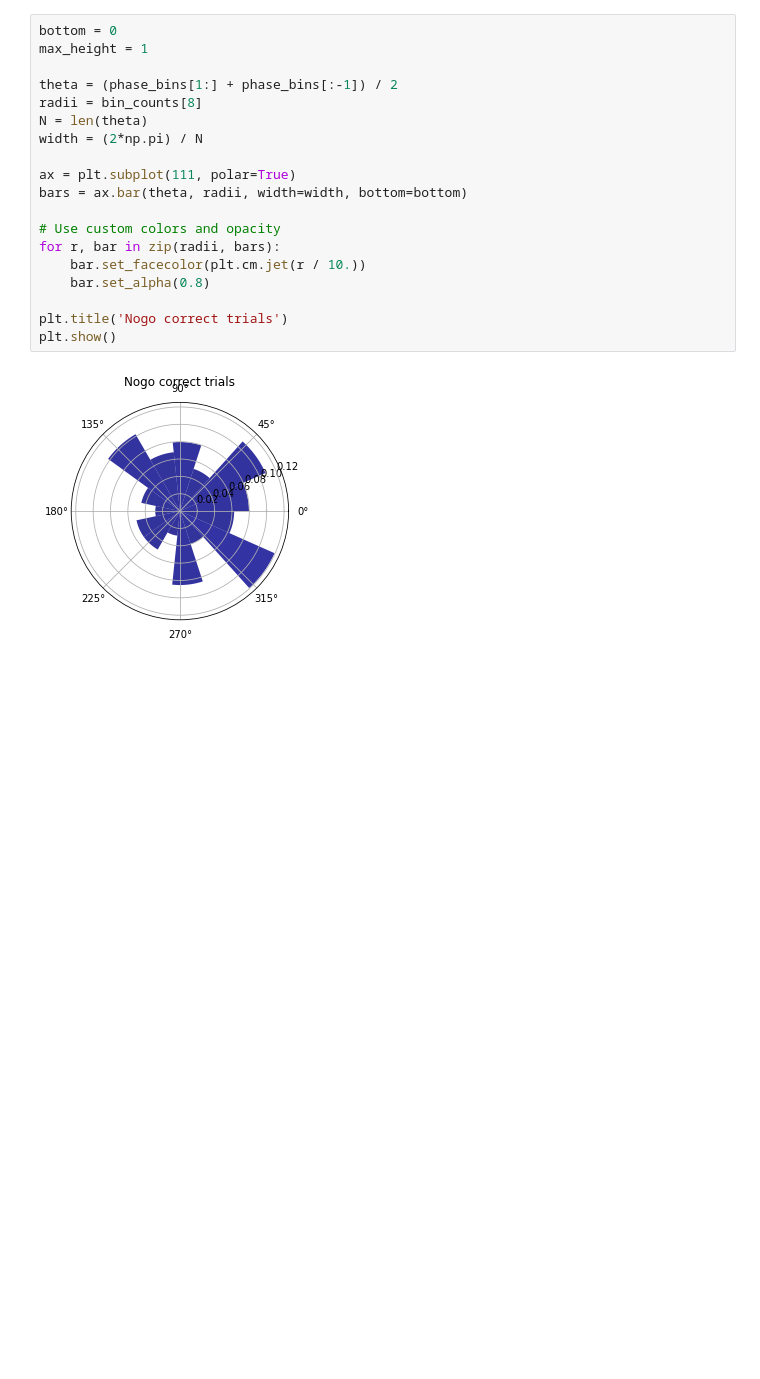
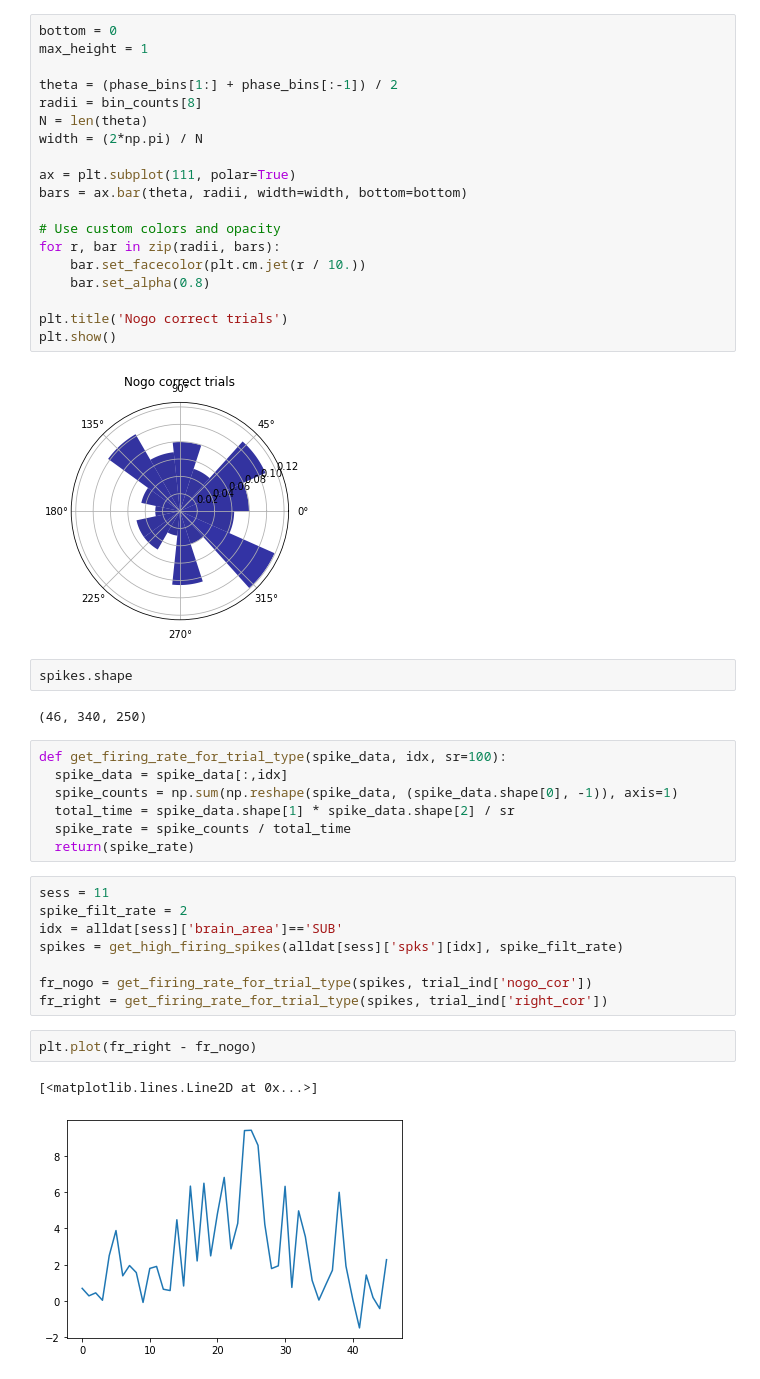
Before and after one commit to kayteeflick/nma_cn_flow_state, a Jupyter notebook: phase_relationships.ipynb, the cells around one changed output. Drawn from its saved outputs; the diff is of its cells as text; blank space fills up the shorter version.

Commit message:
Added quick thing on firing rate change

```diff
--- a/phase_relationships.ipynb
+++ b/phase_relationships.ipynb
@@ -767,3 +767,27 @@ plt.title('Nogo correct trials')
 plt.show()
 # %% [output]
 [figure]
+# %%
+spikes.shape
+# %% [output]
+(46, 340, 250)
+# %%
+def get_firing_rate_for_trial_type(spike_data, idx, sr=100):
+  spike_data = spike_data[:,idx]
+  spike_counts = np.sum(np.reshape(spike_data, (spike_data.shape[0], -1)), axis=1)
+  total_time = spike_data.shape[1] * spike_data.shape[2] / sr
+  spike_rate = spike_counts / total_time
+  return(spike_rate)
+# %%
+sess = 11
+spike_filt_rate = 2
+idx = alldat[sess]['brain_area']=='SUB'
+spikes = get_high_firing_spikes(alldat[sess]['spks'][idx], spike_filt_rate)
+
+fr_nogo = get_firing_rate_for_trial_type(spikes, trial_ind['nogo_cor'])
+fr_right = get_firing_rate_for_trial_type(spikes, trial_ind['right_cor'])
+# %%
+plt.plot(fr_right - fr_nogo)
+# %% [output]
+[<matplotlib.lines.Line2D at 0x...>]
+[figure, added]
```
Also changed, not shown: parts of 1 cell of this notebook.
